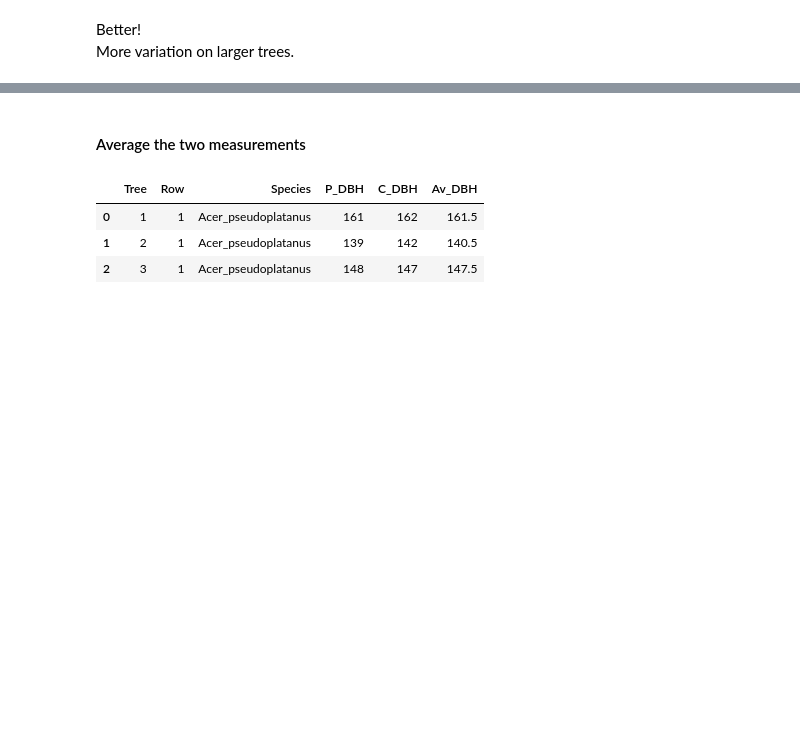
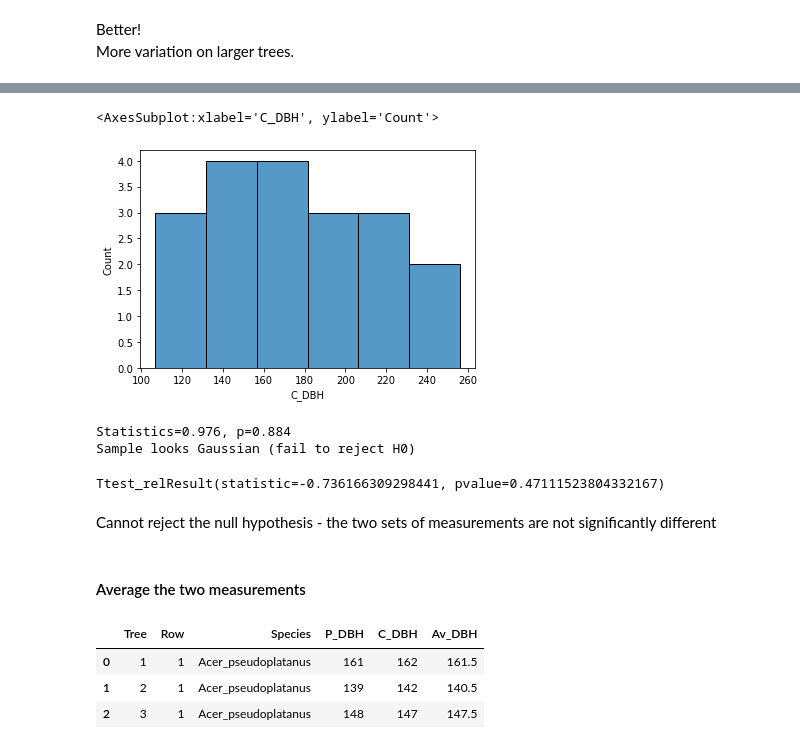
Before and after one commit to nicksavill/DEB_development, a Jupyter notebook: Week1/Tree_time.ipynb, the cells around one changed output, grey strips where cells are left out. Saved outputs shown, nothing was run; the diff lists cells and outputs as text; code cells hidden in the pictures; blank space fills up the shorter version.

```diff
--- a/Week1/Tree_time.ipynb
+++ b/Week1/Tree_time.ipynb
@@ -78,3 +117,27 @@ More variation on larger trees.
+# %%
+sns.histplot(data=df, x='C_DBH')
+# %% [output]
+<AxesSubplot:xlabel='C_DBH', ylabel='Count'>
+[figure, added]
+# %%
+# test for C's measures
+stat, p = shapiro(df['C_DBH'])
+print('Statistics=%.3f, p=%.3f' % (stat, p))
+
+alpha = 0.05
+if p > alpha:
+	print('Sample looks Gaussian (fail to reject H0)')
+else:
+	print('Sample does not look Gaussian (reject H0)')
+# %% [output]
+Statistics=0.976, p=0.884
+Sample looks Gaussian (fail to reject H0)
+# %%
+stats.ttest_rel(df['C_DBH'], df['P_DBH'])
+# %% [output]
+Ttest_relResult(statistic=-0.736166309298441, pvalue=0.47111523804332167)
+# %% [markdown]
+Cannot reject the null hypothesis - the two sets of measurements are not significantly different
 # %% [markdown]
 #### Average the two measurements
 # %%
```
Also changed, not shown: parts of 22 cells of this notebook, 14 other files.
